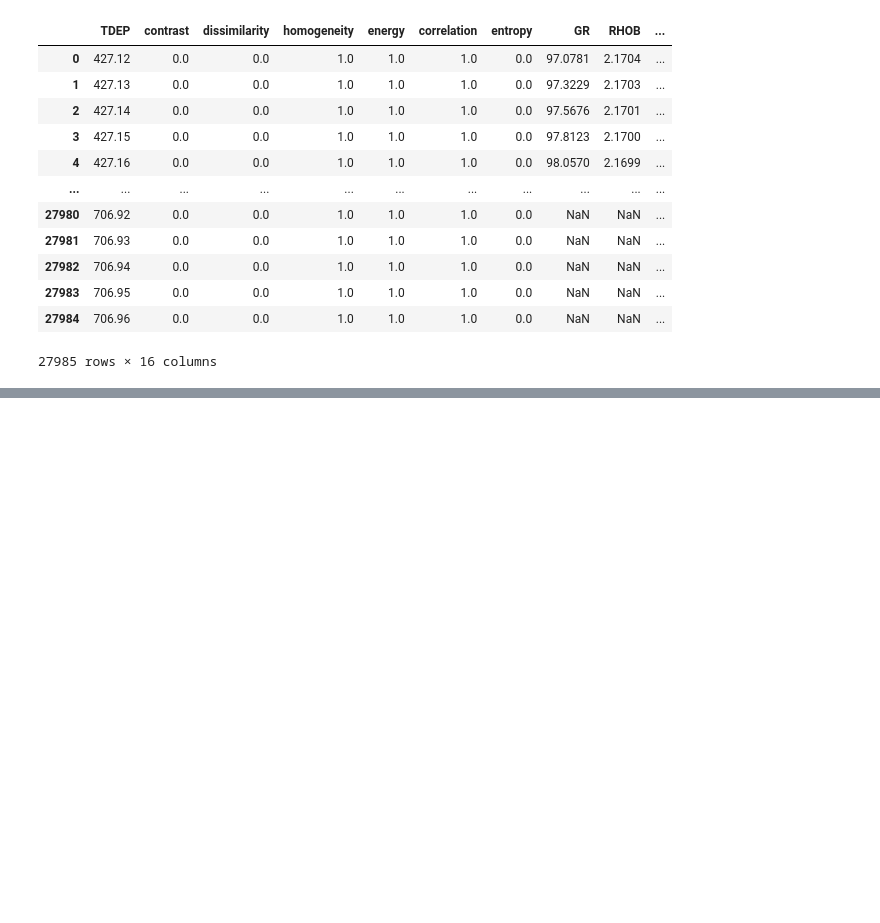
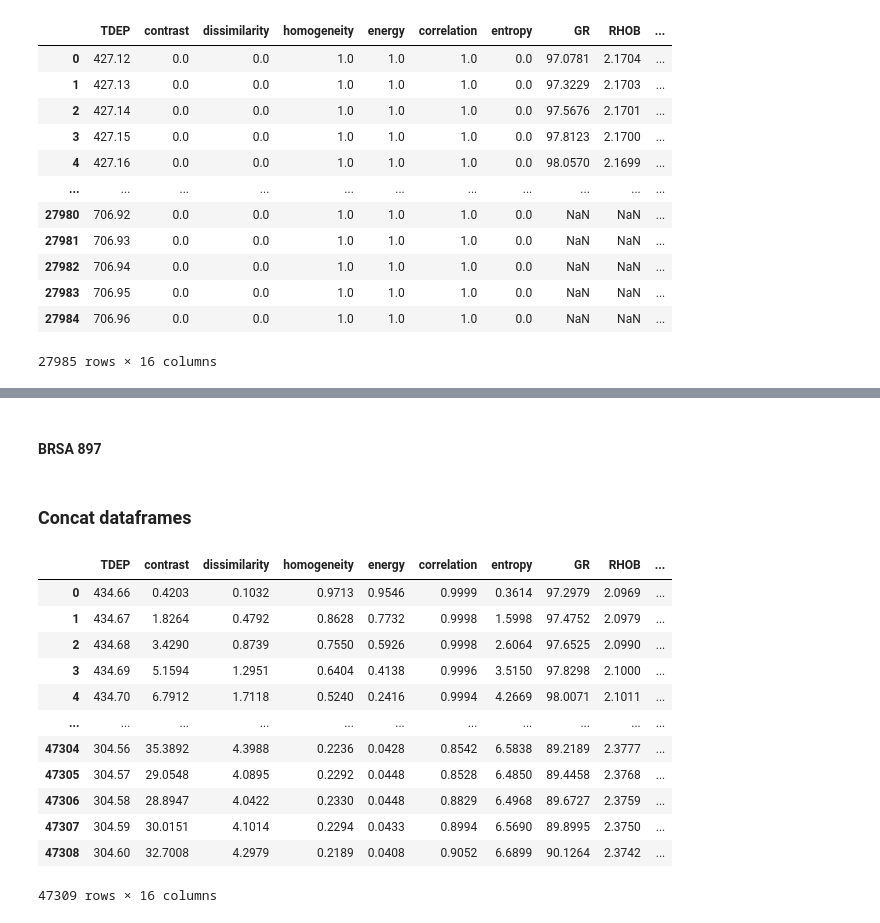
Before and after one commit to rafaseto/lithofacies-classification-from-image-logs, a Jupyter notebook: src/lithology_resolution_preprocess.ipynb, the cells around one changed output, grey strips where cells are left out. Cells and saved outputs as stored; diff of their text form; code cells hidden in the pictures; blank space fills up the shorter version.

Commit message:
[15673] - Concat 778, 889 and 897.

```diff
--- a/src/lithology_resolution_preprocess.ipynb
+++ b/src/lithology_resolution_preprocess.ipynb
@@ -156,0 +180,28 @@ result.to_csv('_BRSA_778_final.csv', index=False)
+# %%
+brsa_889 = brsa_889.reset_index(drop=True)
+# %% [markdown]
+#### BRSA 897
+# %%
+brsa_897 = brsa_897[:7310]
+# %%
+brsa_897 = brsa_897.reset_index(drop=True)
+# %% [markdown]
+### Concat dataframes
+# %%
+df_concated = pd.concat([brsa_778, brsa_889, brsa_897], ignore_index=True)
+# %%
+df_concated
+# %% [output]
+|  | TDEP | contrast | dissimilarity | homogeneity | energy | correlation | entropy | GR | RHOB | ... |
+| 0 | 434.66 | 0.4203 | 0.1032 | 0.9713 | 0.9546 | 0.9999 | 0.3614 | 97.2979 | 2.0969 | ... |
+| 1 | 434.67 | 1.8264 | 0.4792 | 0.8628 | 0.7732 | 0.9998 | 1.5998 | 97.4752 | 2.0979 | ... |
+| 2 | 434.68 | 3.4290 | 0.8739 | 0.7550 | 0.5926 | 0.9998 | 2.6064 | 97.6525 | 2.0990 | ... |
+| 3 | 434.69 | 5.1594 | 1.2951 | 0.6404 | 0.4138 | 0.9996 | 3.5150 | 97.8298 | 2.1000 | ... |
+| 4 | 434.70 | 6.7912 | 1.7118 | 0.5240 | 0.2416 | 0.9994 | 4.2669 | 98.0071 | 2.1011 | ... |
+| ... | ... | ... | ... | ... | ... | ... | ... | ... | ... | ... |
+| 47304 | 304.56 | 35.3892 | 4.3988 | 0.2236 | 0.0428 | 0.8542 | 6.5838 | 89.2189 | 2.3777 | ... |
+| 47305 | 304.57 | 29.0548 | 4.0895 | 0.2292 | 0.0448 | 0.8528 | 6.4850 | 89.4458 | 2.3768 | ... |
+| 47306 | 304.58 | 28.8947 | 4.0422 | 0.2330 | 0.0448 | 0.8829 | 6.4968 | 89.6727 | 2.3759 | ... |
+| 47307 | 304.59 | 30.0151 | 4.1014 | 0.2294 | 0.0433 | 0.8994 | 6.5690 | 89.8995 | 2.3750 | ... |
+| 47308 | 304.60 | 32.7008 | 4.2979 | 0.2189 | 0.0408 | 0.9052 | 6.6899 | 90.1264 | 2.3742 | ... |
+47309 rows × 16 columns
```
Also changed, not shown: parts of 11 cells of this notebook, 4 other files.
